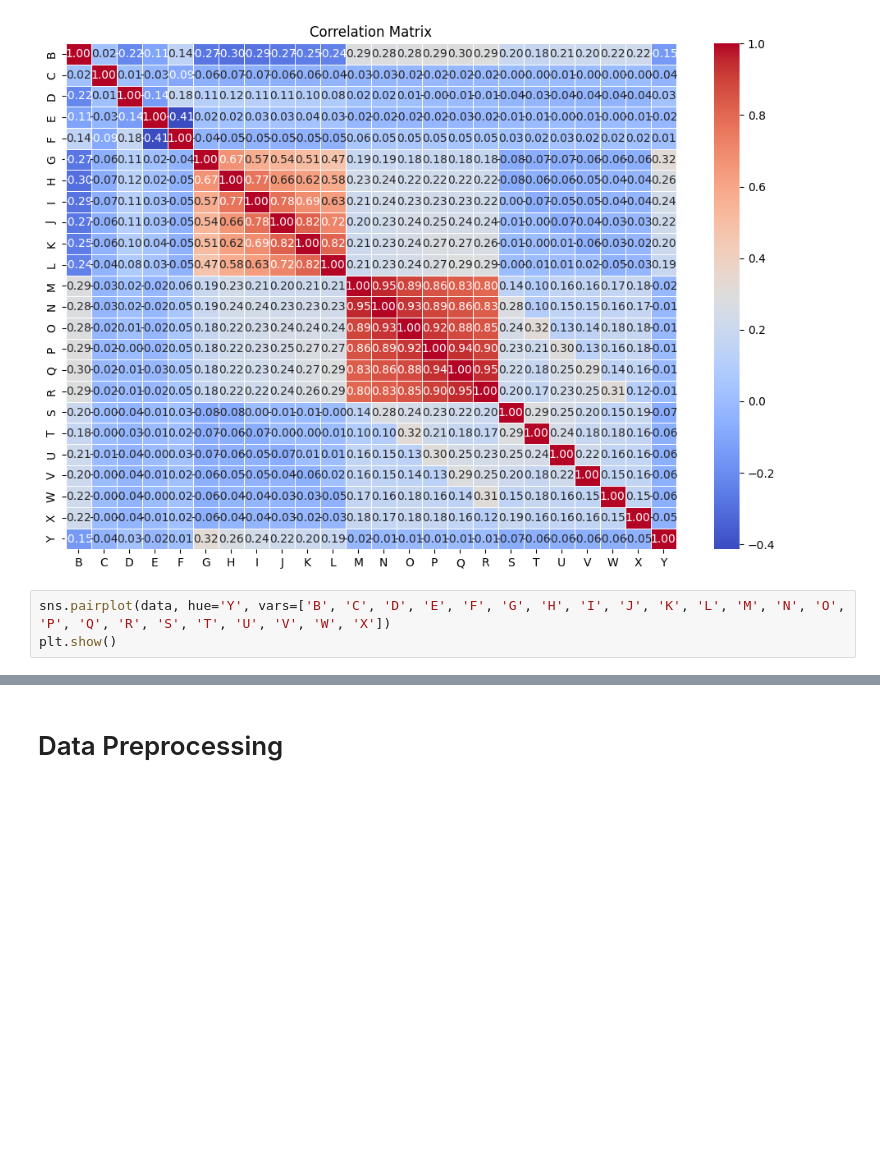
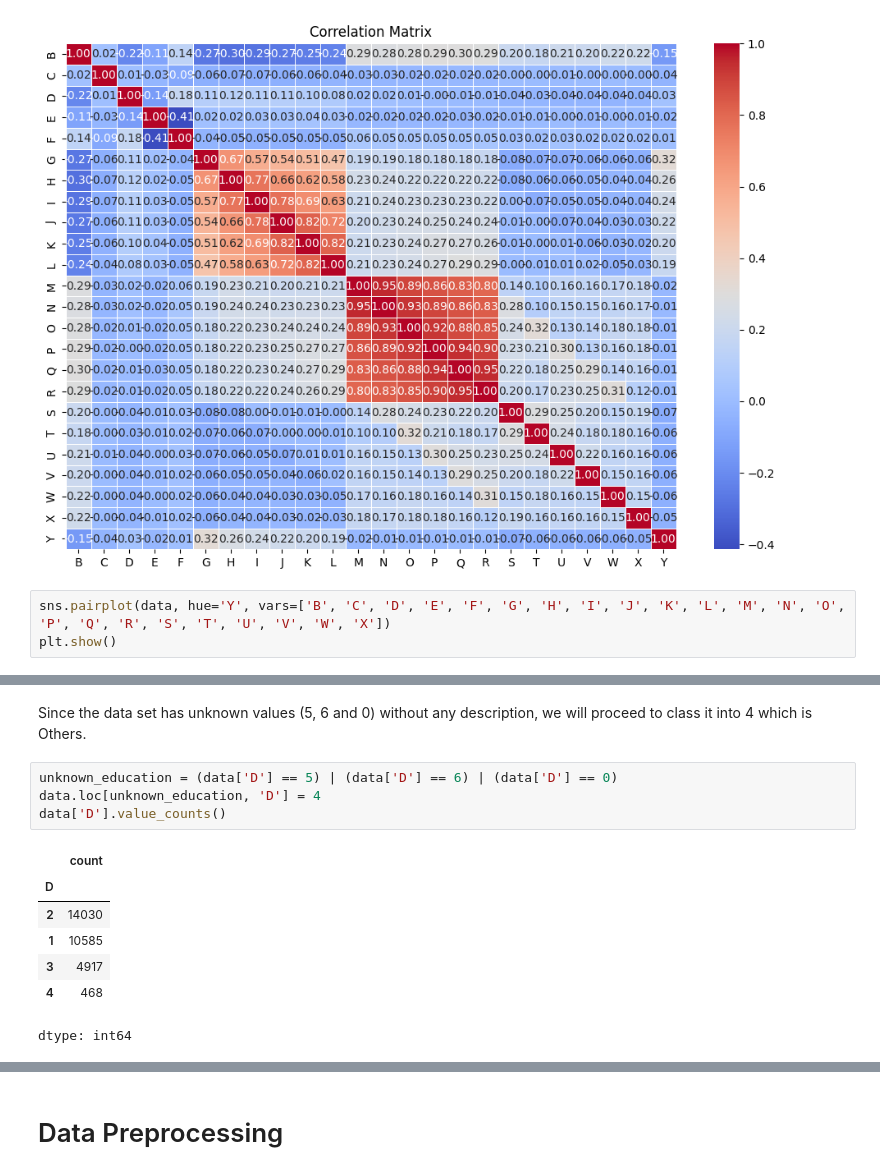
Before and after one commit to Hamayah/BT3104_Group_Project, a Jupyter notebook: BT3104_Group_1.ipynb, the cells around one changed output, grey strips where cells are left out. Drawn from its saved outputs; the diff is of its cells as text; blank space fills up the shorter version.

```diff
--- a/BT3104_Group_1.ipynb
+++ b/BT3104_Group_1.ipynb
@@ -177,0 +223,14 @@ plt.show()
+# %% [markdown]
+Since the data set has unknown values (5, 6 and 0) without any description, we will proceed to class it into 4 which is Others.
+# %%
+unknown_education = (data['D'] == 5) | (data['D'] == 6) | (data['D'] == 0)
+data.loc[unknown_education, 'D'] = 4
+data['D'].value_counts()
+# %% [output]
+|  | count |
+| D |  |
+| 2 | 14030 |
+| 1 | 10585 |
+| 3 | 4917 |
+| 4 | 468 |
+dtype: int64
```
Also changed, not shown: parts of 17 cells of this notebook.
